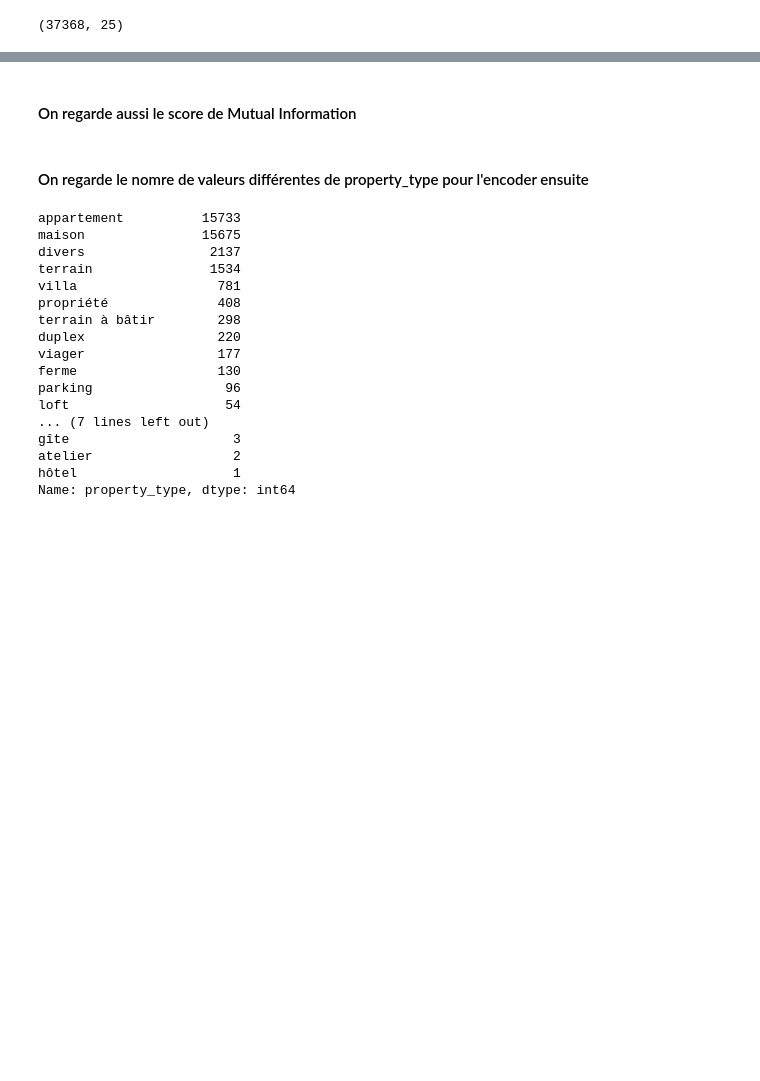
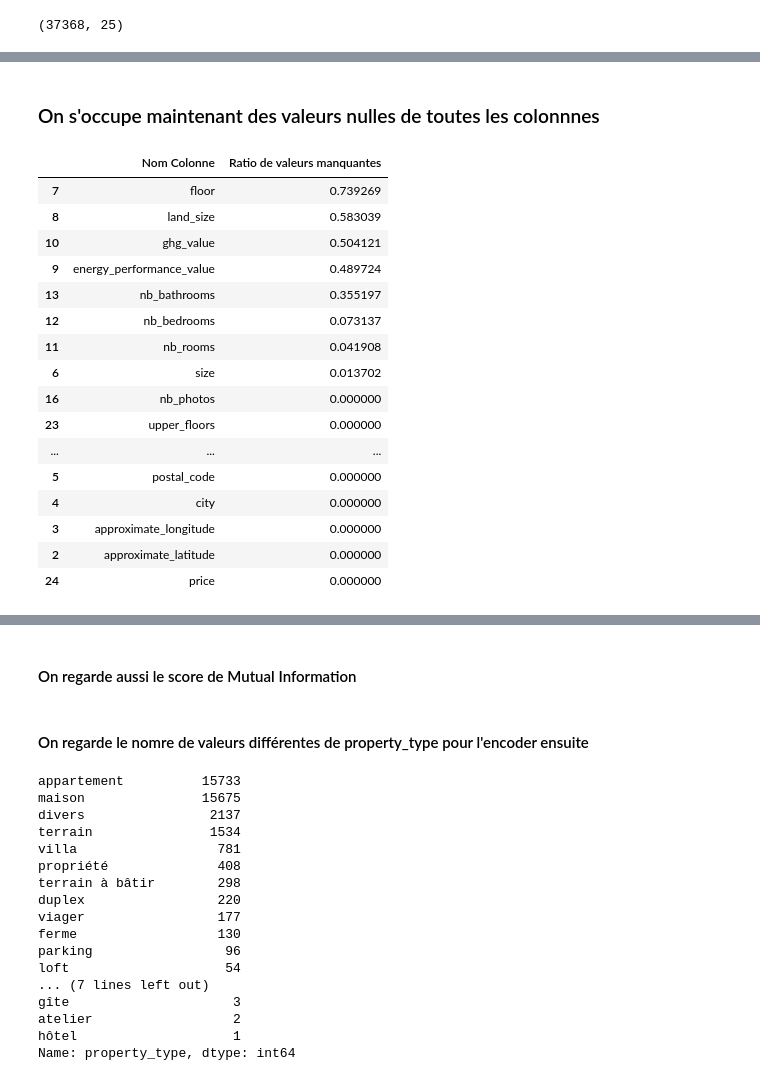
Before and after one commit to Clemflannagahn/STASC, a Jupyter notebook: Features_engineering/Traitement_dataset_CA.ipynb, the cells around one changed output, grey strips where cells are left out. Cells and saved outputs as stored; diff of their text form; code cells hidden in the pictures; blank space fills up the shorter version.

```diff
--- a/Features_engineering/Traitement_dataset_CA.ipynb
+++ b/Features_engineering/Traitement_dataset_CA.ipynb
@@ -60,0 +80,31 @@ X.shape
+# %% [markdown]
+### On s'occupe maintenant des valeurs nulles de toutes les colonnnes
+# %%
+colomnes = X.columns
+nb_lignes = X.shape[0]
+ratio_val_manquantes = {}
+
+
+for col in colomnes:
+    ratio_val_manquantes[col] = X[col].isnull().sum()/nb_lignes
+
+ratio_val_manquantes = pd.DataFrame(ratio_val_manquantes.items(),columns = ["Nom Colonne","Ratio de valeurs manquantes"])
+ratio_val_manquantes.sort_values(by = "Ratio de valeurs manquantes",ascending = False)
+# %% [output]
+|  | Nom Colonne | Ratio de valeurs manquantes |
+| 7 | floor | 0.739269 |
+| 8 | land_size | 0.583039 |
+| 10 | ghg_value | 0.504121 |
+| 9 | energy_performance_value | 0.489724 |
+| 13 | nb_bathrooms | 0.355197 |
+| 12 | nb_bedrooms | 0.073137 |
+| 11 | nb_rooms | 0.041908 |
+| 6 | size | 0.013702 |
+| 16 | nb_photos | 0.000000 |
+| 23 | upper_floors | 0.000000 |
+| ... | ... | ... |
+| 5 | postal_code | 0.000000 |
+| 4 | city | 0.000000 |
+| 3 | approximate_longitude | 0.000000 |
+| 2 | approximate_latitude | 0.000000 |
+| 24 | price | 0.000000 |
```
Also changed, not shown: parts of 10 cells of this notebook.
